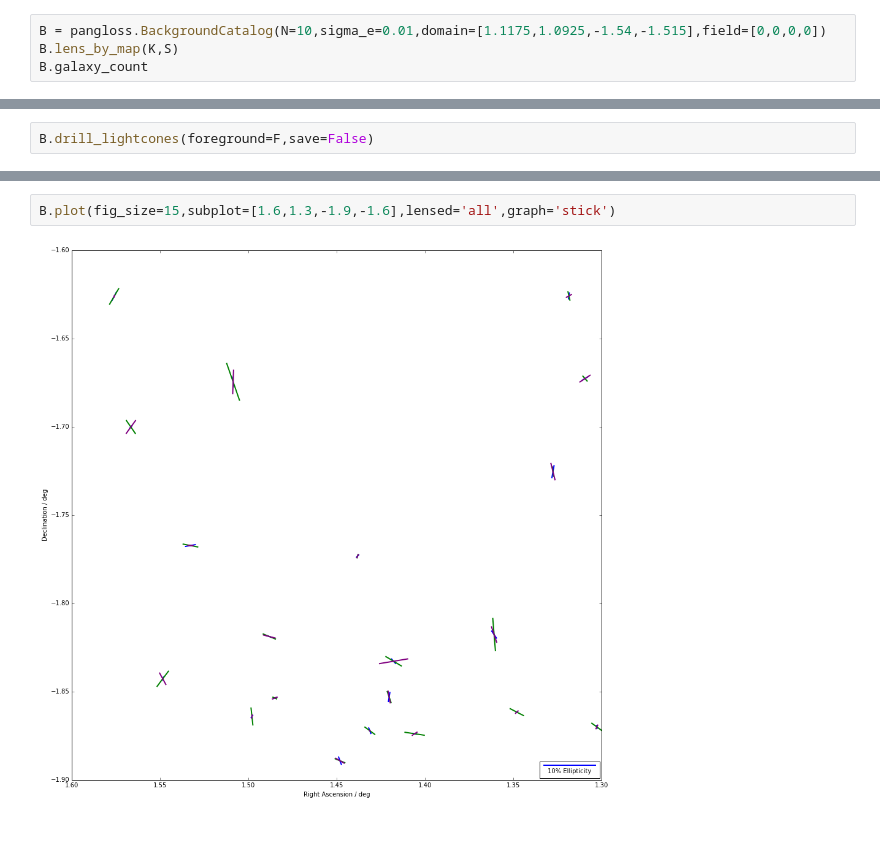
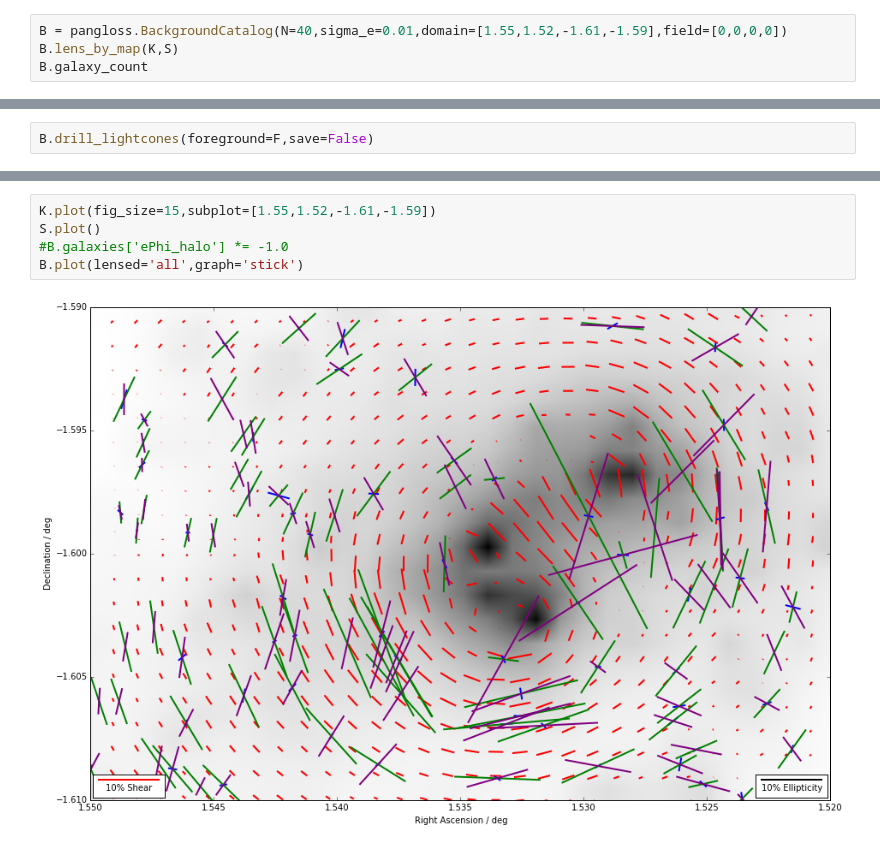
Before and after one commit to drphilmarshall/Pangloss, a Jupyter notebook: demos/LensByHalos.ipynb, the cells around one changed output, grey strips where cells are left out. Drawn from its saved outputs; the diff is of its cells as text.

Commit message:
Updated all demos to work with the now plotting `def`s in `background.py` and `plotting.py`.

```diff
--- a/demos/LensByHalos.ipynb
+++ b/demos/LensByHalos.ipynb
@@ -34,7 +34,7 @@ F = pangloss.ForegroundCatalog(PANGLOSS_DIR+'/data/GGL_los_8_0_0_0_0_N_4096_ang_
 # %% [markdown]
 Generate a background galaxy catalog in a small part of the same field with 10 sources per square arcminute:
 # %%
-B = pangloss.BackgroundCatalog(N=10,sigma_e=0.01,domain=[1.1175,1.0925,-1.54,-1.515],field=[0,0,0,0])
+B = pangloss.BackgroundCatalog(N=40,sigma_e=0.01,domain=[1.55,1.52,-1.61,-1.59],field=[0,0,0,0])
 B.lens_by_map(K,S)
 B.galaxy_count
 # %% [output]
@@ -118,4 +124,7 @@ mean g_halo:  (-0.017490597478-0.0190115474887j)
 # %%
-B.plot(fig_size=15,subplot=[1.6,1.3,-1.9,-1.6],lensed='all',graph='stick')
+K.plot(fig_size=15,subplot=[1.55,1.52,-1.61,-1.59])
+S.plot()
+#B.galaxies['ePhi_halo'] *= -1.0
+B.plot(lensed='all',graph='stick')
 # %% [output]
-[figure, old version]
+[figure, new version]
```
Also changed, not shown: parts of 4 cells of this notebook, 2 other files.
